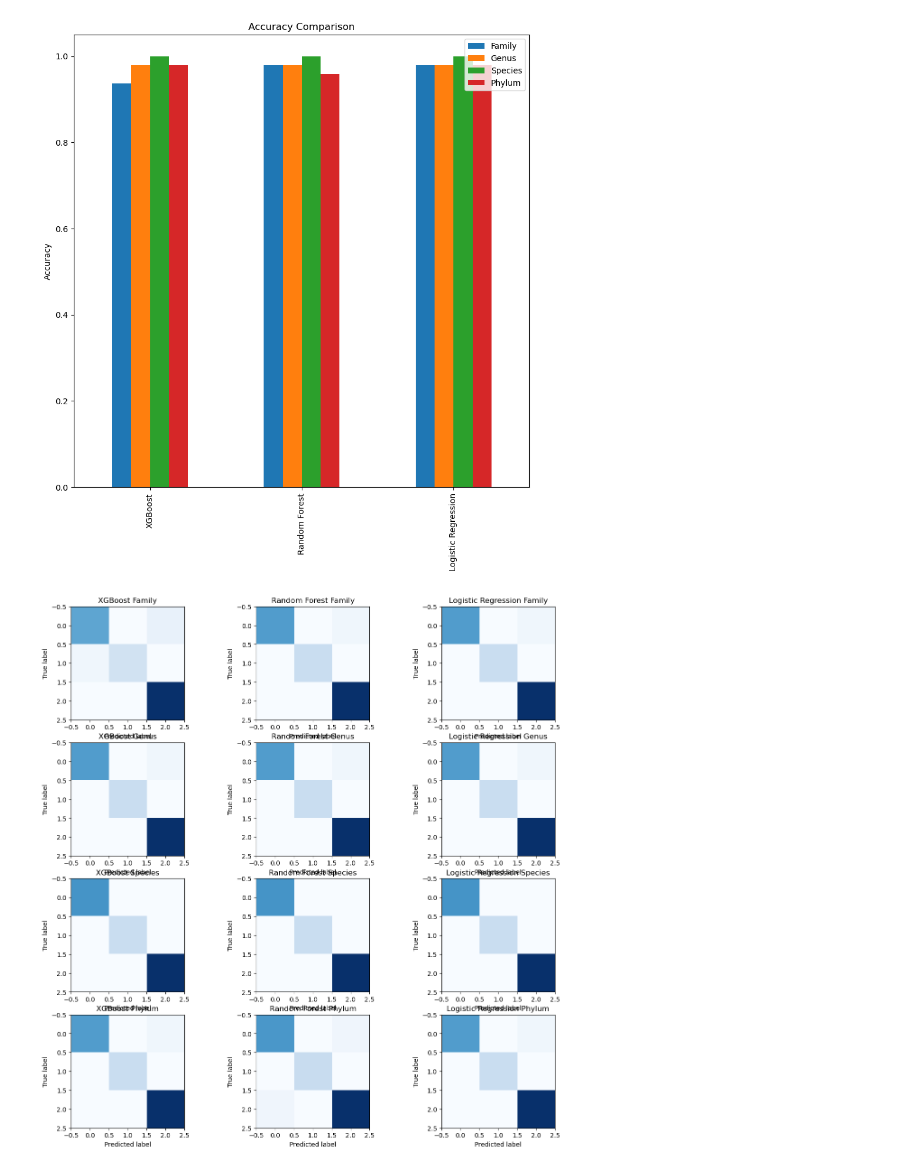
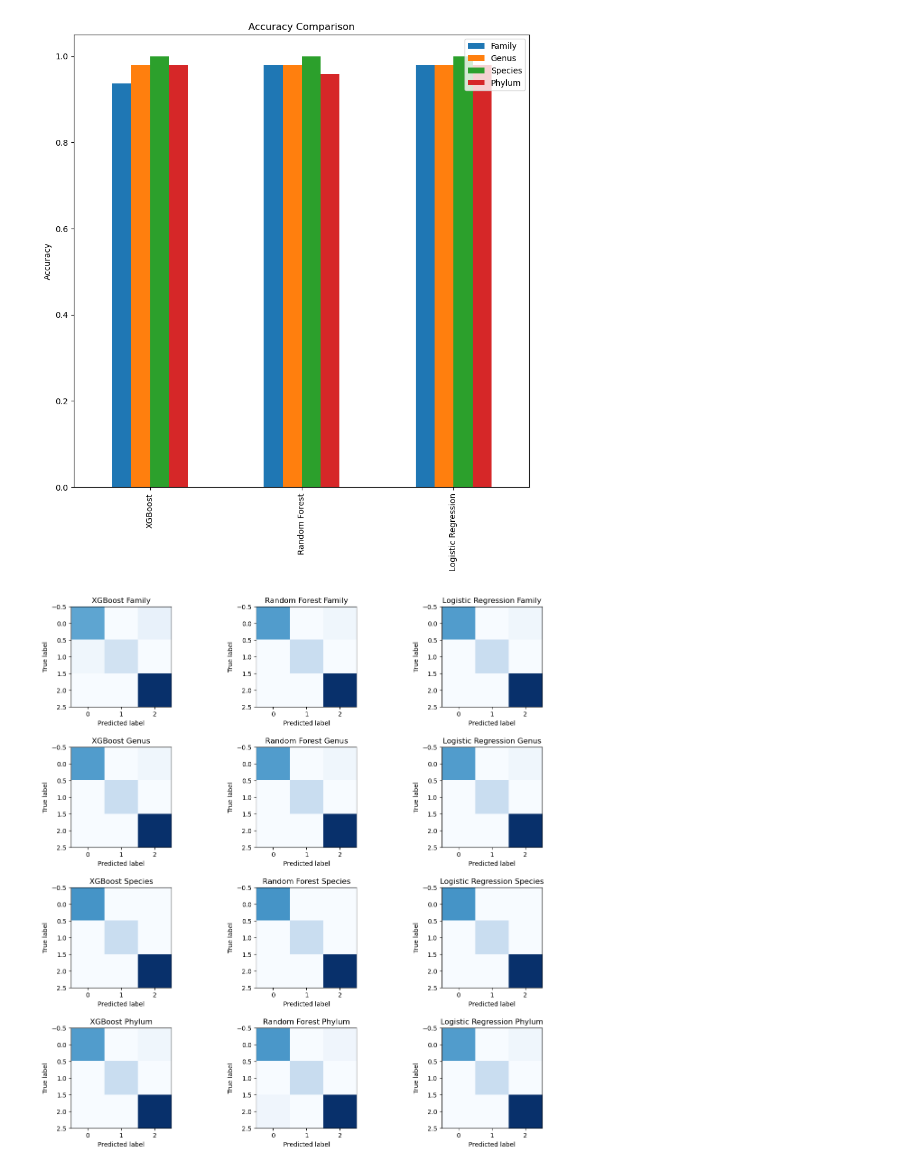
Before and after one commit to tianyi0216/ML_Microbiome, a Jupyter notebook: fumigation_predict.ipynb, the cells around one changed output. Saved outputs shown, nothing was run; the diff lists cells and outputs as text; code cells hidden in the pictures.

Commit message:
fix curve

```diff
--- a/fumigation_predict.ipynb
+++ b/fumigation_predict.ipynb
@@ -1185,34 +1185,36 @@ ax[2, 0].set_ylabel('True label')
 ax[2, 0].set_xlabel('Predicted label')
 
 ax[2, 1].imshow(cm_RF_spec, cmap=plt.cm.Blues)
 ax[2, 1].set_title('Random Forest Species')
 ax[2, 1].set_ylabel('True label')
 ax[2, 1].set_xlabel('Predicted label')
 
 ax[2, 2].imshow(cm_lr_spec, cmap=plt.cm.Blues)
 ax[2, 2].set_title('Logistic Regression Species')
 ax[2, 2].set_ylabel('True label')
 ax[2, 2].set_xlabel('Predicted label')
 
 # phylum
 ax[3, 0].imshow(cm_XGB_phylum, cmap=plt.cm.Blues)
 ax[3, 0].set_title('XGBoost Phylum')
 ax[3, 0].set_ylabel('True label')
 ax[3, 0].set_xlabel('Predicted label')
 
 ax[3, 1].imshow(cm_RF_phylum, cmap=plt.cm.Blues)
 ax[3, 1].set_title('Random Forest Phylum')
 ax[3, 1].set_ylabel('True label')
 ax[3, 1].set_xlabel('Predicted label')
 
 ax[3, 2].imshow(cm_lr_phylum, cmap=plt.cm.Blues)
 ax[3, 2].set_title('Logistic Regression Phylum')
 ax[3, 2].set_ylabel('True label')
 ax[3, 2].set_xlabel('Predicted label')
 
+plt.subplots_adjust(hspace=0.4)
+
 plt.show()
 # %% [output]
-[figure, old version]
+[figure, new version]
 # %%
 # ROC Curve
 
```
Also changed, not shown: parts of 15 cells of this notebook.
